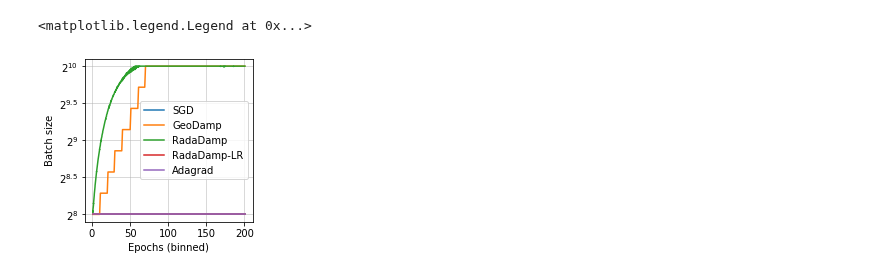
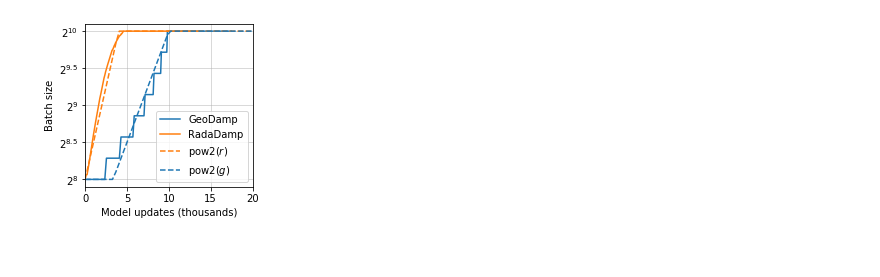
Before and after one commit to stsievert/adadamp-experiments, a Jupyter notebook: exp-fashion-mnist/Viz-Test.ipynb, the cells around one changed output. Cells and saved outputs as stored; diff of their text form; code cells hidden in the pictures.

```diff
--- a/exp-fashion-mnist/Viz-Test.ipynb
+++ b/exp-fashion-mnist/Viz-Test.ipynb
@@ -5,10 +5,17 @@ from pathlib import Path
 import seaborn as sns
 import matplotlib.pyplot as plt
 # %%
-DATA_DIR = Path("/scratch/sshah/2021-05-25/")
+DATA_DIR = Path("/scratch/sshah/2021-05-26/")
 assert DATA_DIR.exists()
 
 # def _cook(p: Path) -> pd.DataFrame
 dfs = []
 for f in DATA_DIR.glob("*test.csv.zip"):
-    dfs.append(pd.read_csv(f))
+    _df = pd.read_csv(f)
+    assert _df.tuning.nunique() == 1
+    if _df.tuning.unique()[0]:
+        continue
+    if _df.init_seed.unique() != [1000]:
+        continue
+    print(_df.damper.unique())
+    dfs.append(_df)
@@ -16,6 +31,7 @@ for f in DATA_DIR.glob("*test.csv.zip"):
 df = pd.concat(dfs, sort=False)
 
 df.loc[(df.initial_batch_size == df.max_batch_size) & (df.damper == "radadamp"), "damper"] = "radadamplr"
+
 
 df["epochs_binned"] = np.round(df["epochs"])
 df["model_updates_binned"] = np.round(df["model_updates"], decimals=-2)
@@ -29,6 +45,7 @@ dampers = {
 }
 
 HUE_ORDER = ["SGD", "GeoDamp", "RadaDamp", "RadaDamp-LR", "Adagrad"]
-ACC_LIM = (0.85, 0.92)
+ACC_LIM = (0.865, 0.915)
 
 df["Optimizer"] = df["damper"].apply(dampers.get)
+df = df[df.init_seed == 1000].copy()
@@ -59,6 +170,7 @@ MU_FORMAT = plt.FuncFormatter(lambda x, _: f"{int(x / 1000)}")
 # %%
-w = 3
 fig, ax = plt.subplots(figsize=(w, w))
+
+df["epochs_binned"] = (df.epochs / 5) * 5
 ax = lineplot(
     x="epochs_binned",
     y="test_accuracy",
@@ -66,11 +178,14 @@ ax = lineplot(
     hue_order=HUE_ORDER,
     ax=ax,
     data=df,
+    aggfunc="median",
 )
 ax.set_ylim(*ACC_LIM)
+ax.set_xlim(0, None)
 ax.grid(alpha=0.5)
 ax.yaxis.set_major_formatter(PERC_FORMAT)
 ax.set_ylabel("Test accuracy")
 ax.set_xlabel("Epochs (binned)")
+ax.legend(loc="best")
 fig.savefig("epochs-acc.png", dpi=300, bbox_inches="tight")
 # %% [output]
@@ -100,27 +193,40 @@ fig.savefig("acc_mu.png", dpi=300, bbox_inches="tight")
 # %%
 fig, ax = plt.subplots(figsize=(w, w))
+
+show = df.copy()
+idx = show.Optimizer == "RadaDamp"
 ax = lineplot(
-    x="epochs",
+    x="model_updates",
     y="batch_size_",
     hue="Optimizer",
     hue_order=HUE_ORDER,
     ax=ax,
-    data=df,
+    data=show[show.damper.isin(["radadamp", "geodamp"])],
 )
 ax.set_yscale("log", basey=2)
 ax.grid(alpha=0.6)
 ax.set_ylabel("Batch size")
-ax.set_xlabel("Epochs (binned)")
+ax.set_xlabel("Model updates (thousands)")
 ylocs = [2**(i/2) for i in range(8, 30)]
 ax.yaxis.set_major_locator(plt.FixedLocator(ylocs))
 def _log_fmt(x, _):
     pwr = np.log2(x)
     if abs(pwr % 1.0) < 0.1:
         pwr = int(pwr)
     return "$2^{" + str(pwr) + "}$"
 ax.yaxis.set_major_formatter(plt.FuncFormatter(_log_fmt))
+ax.xaxis.set_major_formatter(MU_FORMAT)
+ax.set_xlim(0, 20e3)
+
+x = np.linspace(0, 20e3)
+r = 5e-4
+y = 2**(r*x + 8)
+ax.plot(x, np.clip(y, 256, 1024), "C1--", label="pow$2(r)$")
+
+r = 3e-4
+y = 2**(r*x + 7)
+ax.plot(x, np.clip(y, 256, 1024), "C0--", label="pow$2(g)$")
+ax.legend(loc="best")
 fig.savefig("bs.png", dpi=300, bbox_inches="tight")
-ax.legend(loc="best")
 # %% [output]
-<matplotlib.legend.Legend at 0x...>
-[figure, old version]
+[figure, new version]
```
Also changed, not shown: parts of 10 cells of this notebook.
